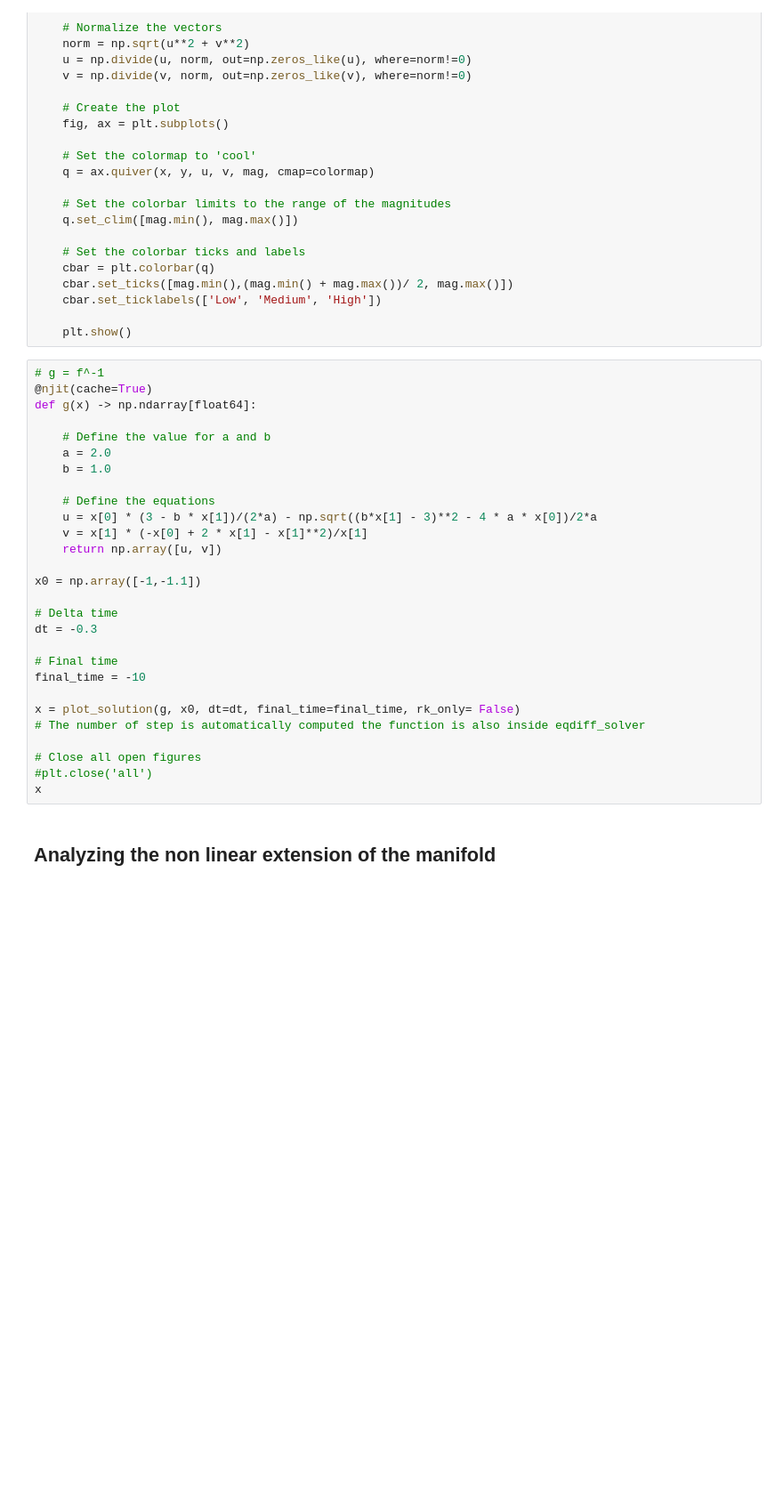
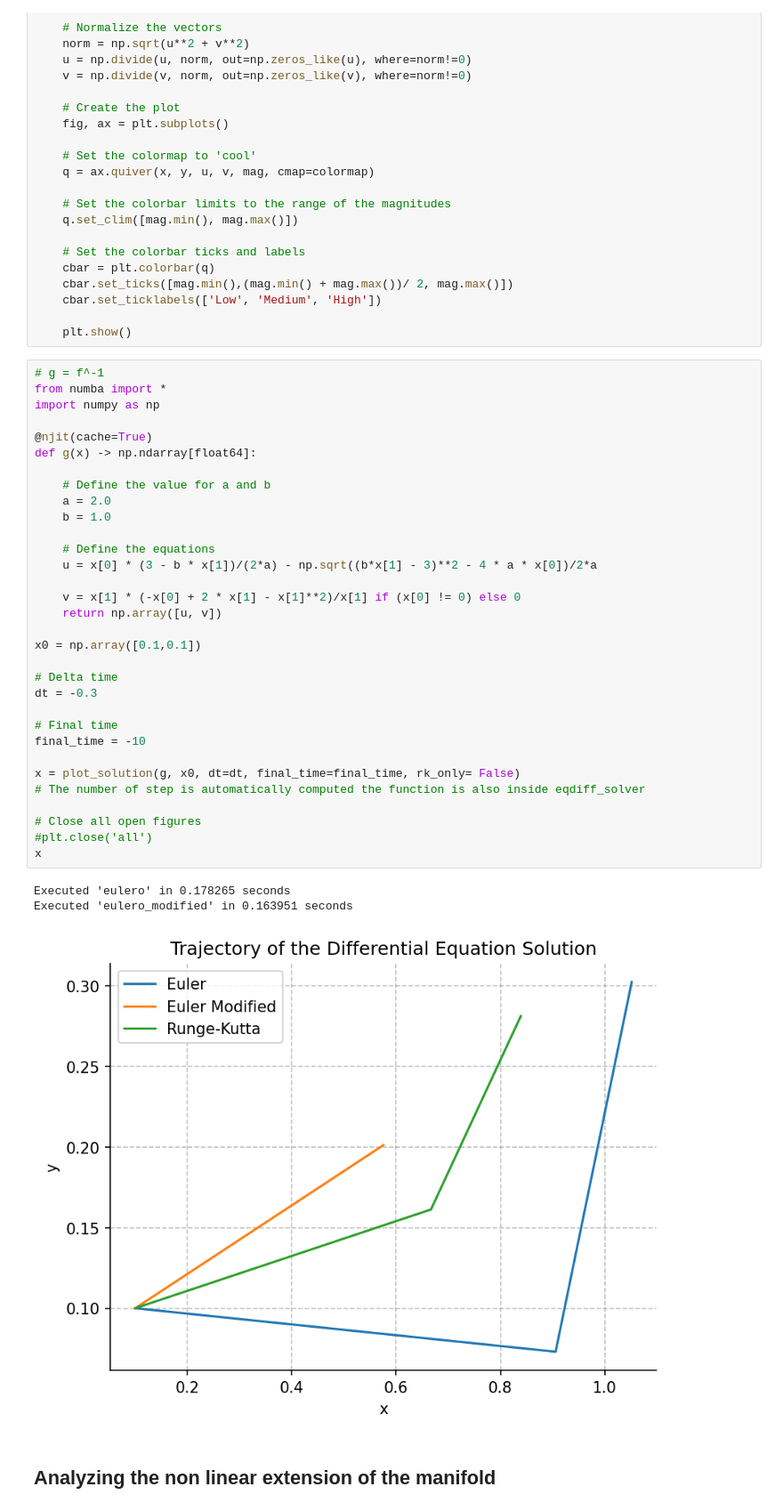
Before and after one commit to Jac-Zac/Dynamic_Systems_Project, a Jupyter notebook: phase_diagram.ipynb, the cells around one changed output. Shown at 89% size. Cells and saved outputs as stored; diff of their text form; blank space fills up the shorter version.

```diff
--- a/phase_diagram.ipynb
+++ b/phase_diagram.ipynb
@@ -381,32 +400,40 @@ def update_plot(a=1, b=2, size=0.1, colormap='viridis'):
     plt.show()
 # %%
 # g = f^-1
+from numba import *
+import numpy as np
+
 @njit(cache=True)
 def g(x) -> np.ndarray[float64]:
 
     # Define the value for a and b
     a = 2.0
     b = 1.0
 
     # Define the equations
     u = x[0] * (3 - b * x[1])/(2*a) - np.sqrt((b*x[1] - 3)**2 - 4 * a * x[0])/2*a
-    v = x[1] * (-x[0] + 2 * x[1] - x[1]**2)/x[1]
+
+    v = x[1] * (-x[0] + 2 * x[1] - x[1]**2)/x[1] if (x[0] != 0) else 0
     return np.array([u, v])
 
-x0 = np.array([-1,-1.1])
+x0 = np.array([0.1,0.1])
 
 # Delta time
 dt = -0.3
 
 # Final time
 final_time = -10
 
 x = plot_solution(g, x0, dt=dt, final_time=final_time, rk_only= False)
 # The number of step is automatically computed the function is also inside eqdiff_solver
 
 # Close all open figures
 #plt.close('all')
 x
+# %% [output]
+Executed 'eulero' in 0.178265 seconds
+Executed 'eulero_modified' in 0.163951 seconds
+[figure, added]
 # %% [markdown]
 ## Analyzing the non linear extension of the manifold
 # %%
```
Also changed, not shown: parts of 7 cells of this notebook.
